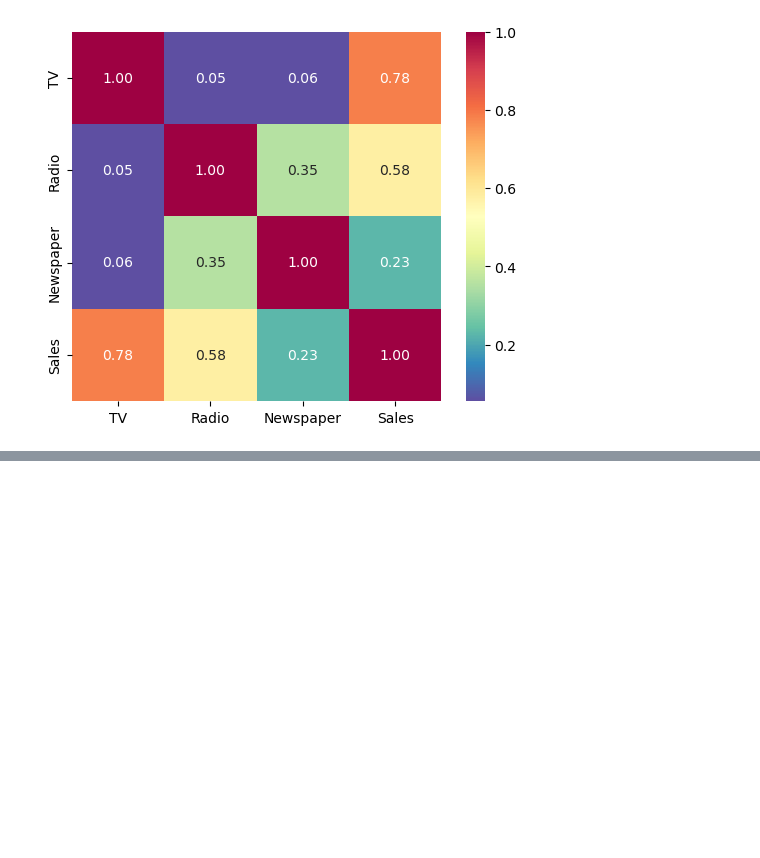
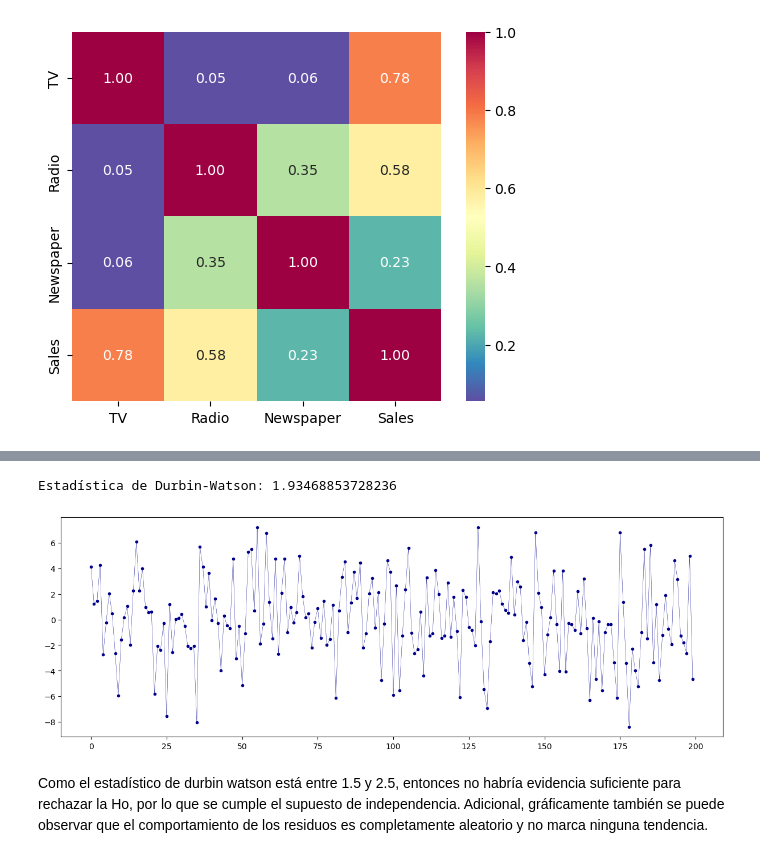
Before and after one commit to Daniel1martinez2/mcd-analisis-cuantitativo-evaluacion-1, a Jupyter notebook: punto_4.ipynb, the cells around one changed output, grey strips where cells are left out. Cells and saved outputs as stored; diff of their text form; code cells hidden in the pictures; blank space fills up the shorter version.

```diff
--- a/punto_4.ipynb
+++ b/punto_4.ipynb
@@ -125,0 +247,12 @@ plt.show()
+# %%
+import statsmodels.api as sm
+
+data_modelo = data_publicidad.drop(columns={"Radio", "Newspaper"})
+
+X = sm.add_constant(data_modelo.drop("Sales", axis = 1))
+y = data_modelo[["Sales"]]
+
+model = sm.OLS(y, X)
+result = model.fit()
+
+print(result.summary())
@@ -125,0 +287,33 @@ plt.show()
+# %%
+"""Prueba de Independencia"""
+
+# Añadir una constante a la matriz de predictores para ajustar el intercepto
+X = sm.add_constant(X)
+
+# Ajustar el modelo de regresión
+model = sm.OLS(y, X).fit()
+
+# Calcular los residuos del modelo
+resid = model.resid
+
+# Calcular la estadística de Durbin-Watson
+durbin_watson_statistic = sm.stats.stattools.durbin_watson(resid)
+
+# Imprimir el valor de la estadística Durbin-Watson
+print("Estadística de Durbin-Watson:", durbin_watson_statistic)
+
+# Realizar una prueba de hipótesis para determinar la significancia
+alpha = 0.05
+
+# Calcular el valor p para la prueba de Durbin-Watson
+dw_test_p_value = sm.stats.durbin_watson(resid, axis=0)
+
+
+plt.figure(figsize=(15,5))
+plt.plot(model.resid, '.-', color ="darkblue", linewidth=0.3)
+plt.show()
+# %% [output]
+Estadística de Durbin-Watson: 1.93468853728236
+[figure, added]
+# %% [markdown]
+Como el estadístico de durbin watson está entre 1.5 y 2.5, entonces no habría evidencia suficiente para rechazar la Ho, por lo que se cumple el supuesto de independencia. Adicional, gráficamente también se puede observar que el comportamiento de los residuos es completamente aleatorio y no marca ninguna tendencia.
```
Also changed, not shown: parts of 40 cells of this notebook, 1 other file.
